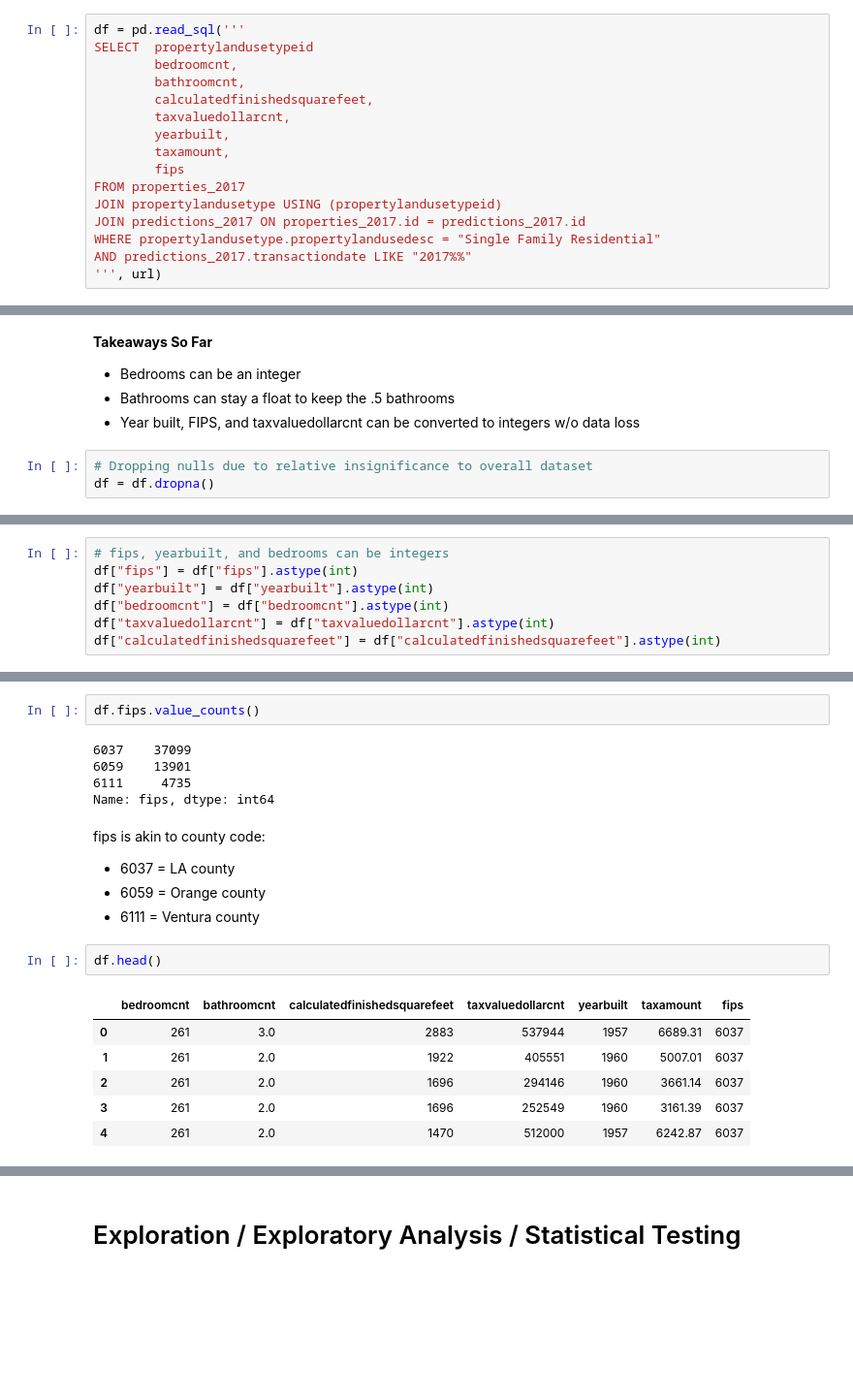
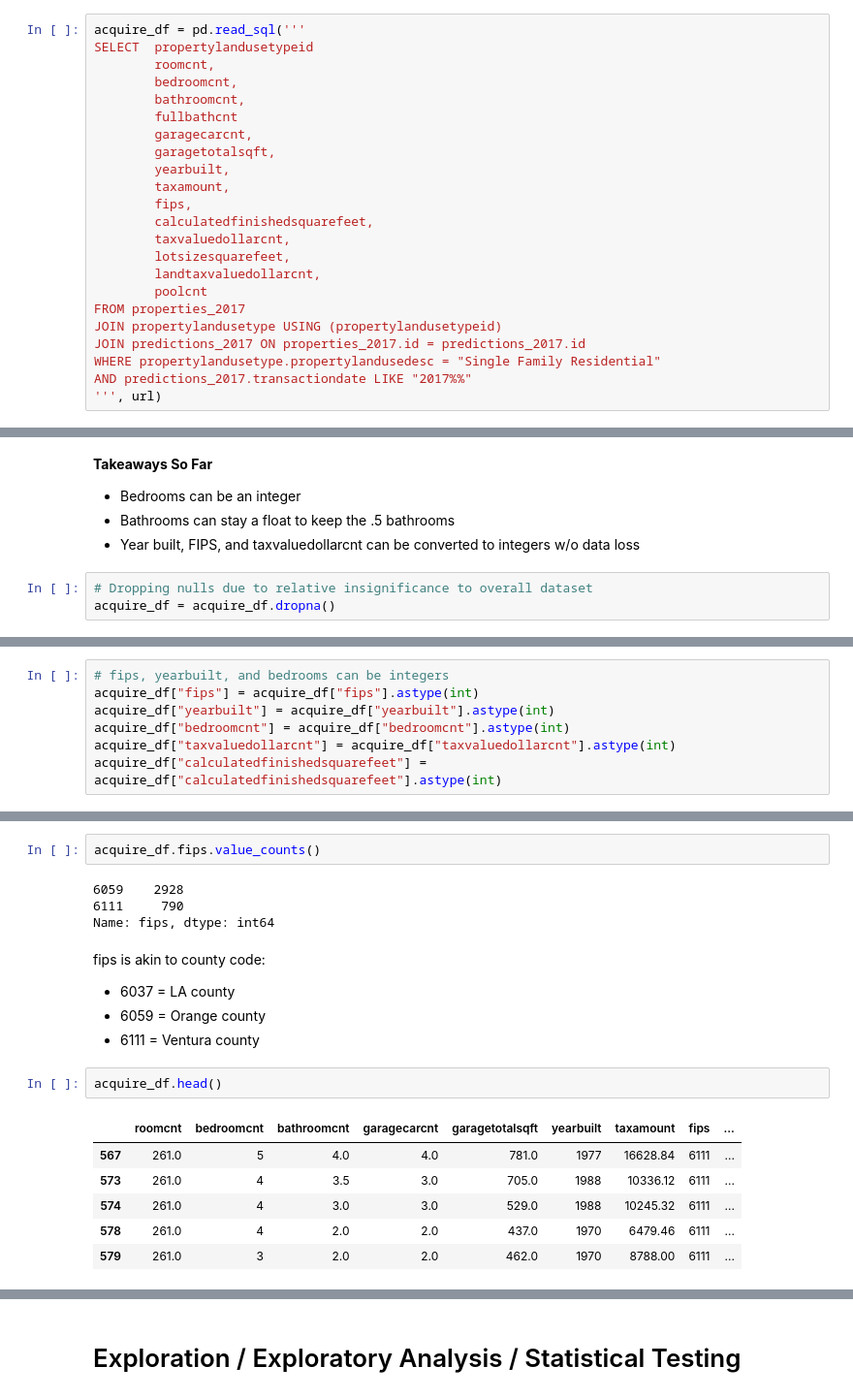
Before and after one commit to SchneemannDavid/regression_project, a Jupyter notebook: working_notebook.ipynb, the cells around one changed output, grey strips where cells are left out. Shown: that part at 97% size. Cells and saved outputs as stored; diff of their text form; blank space fills up the shorter version.

```diff
--- a/working_notebook.ipynb
+++ b/working_notebook.ipynb
@@ -24,15 +24,22 @@ def get_db_url(database):
 # %%
 url = get_db_url('zillow')
 # %%
-df = pd.read_sql('''
+acquire_df = pd.read_sql('''
 SELECT  propertylandusetypeid
+        roomcnt,
         bedroomcnt,
         bathroomcnt,
+        fullbathcnt
+        garagecarcnt,
+        garagetotalsqft,
+        yearbuilt,
+        taxamount,
+        fips,
         calculatedfinishedsquarefeet,
         taxvaluedollarcnt,
-        yearbuilt,
-        taxamount,
-        fips
+        lotsizesquarefeet,
+        landtaxvaluedollarcnt,
+        poolcnt
 FROM properties_2017
 JOIN propertylandusetype USING (propertylandusetypeid)
 JOIN predictions_2017 ON properties_2017.id = predictions_2017.id
@@ -140,5 +231,5 @@ Name: fips, dtype: int64
 - Year built, FIPS, and taxvaluedollarcnt can be converted to integers w/o data loss
 # %%
 # Dropping nulls due to relative insignificance to overall dataset
-df = df.dropna()
+acquire_df = acquire_df.dropna()
 # %%
@@ -175,8 +272,8 @@ memory usage: 3.4 MB
 # %%
 # fips, yearbuilt, and bedrooms can be integers
-df["fips"] = df["fips"].astype(int)
-df["yearbuilt"] = df["yearbuilt"].astype(int)
-df["bedroomcnt"] = df["bedroomcnt"].astype(int)
-df["taxvaluedollarcnt"] = df["taxvaluedollarcnt"].astype(int)
-df["calculatedfinishedsquarefeet"] = df["calculatedfinishedsquarefeet"].astype(int)
+acquire_df["fips"] = acquire_df["fips"].astype(int)
+acquire_df["yearbuilt"] = acquire_df["yearbuilt"].astype(int)
+acquire_df["bedroomcnt"] = acquire_df["bedroomcnt"].astype(int)
+acquire_df["taxvaluedollarcnt"] = acquire_df["taxvaluedollarcnt"].astype(int)
+acquire_df["calculatedfinishedsquarefeet"] = acquire_df["calculatedfinishedsquarefeet"].astype(int)
 # %%
@@ -231,9 +342,8 @@ df['fips'].nunique()
 # %%
-df.fips.value_counts()
+acquire_df.fips.value_counts()
 # %% [output]
-6037    37099
-6059    13901
-6111     4735
+6059    2928
+6111     790
 Name: fips, dtype: int64
 # %% [markdown]
 fips is akin to county code:
@@ -241,12 +351,12 @@ fips is akin to county code:
 - 6059 = Orange county
 - 6111 = Ventura county
 # %%
-df.head()
+acquire_df.head()
 # %% [output]
-|  | bedroomcnt | bathroomcnt | calculatedfinishedsquarefeet | taxvaluedollarcnt | yearbuilt | taxamount | fips |
-| 0 | 261 | 3.0 | 2883 | 537944 | 1957 | 6689.31 | 6037 |
-| 1 | 261 | 2.0 | 1922 | 405551 | 1960 | 5007.01 | 6037 |
-| 2 | 261 | 2.0 | 1696 | 294146 | 1960 | 3661.14 | 6037 |
-| 3 | 261 | 2.0 | 1696 | 252549 | 1960 | 3161.39 | 6037 |
-| 4 | 261 | 2.0 | 1470 | 512000 | 1957 | 6242.87 | 6037 |
+|  | roomcnt | bedroomcnt | bathroomcnt | garagecarcnt | garagetotalsqft | yearbuilt | taxamount | fips | ... |
+| 567 | 261.0 | 5 | 4.0 | 4.0 | 781.0 | 1977 | 16628.84 | 6111 | ... |
+| 573 | 261.0 | 4 | 3.5 | 3.0 | 705.0 | 1988 | 10336.12 | 6111 | ... |
+| 574 | 261.0 | 4 | 3.0 | 3.0 | 529.0 | 1988 | 10245.32 | 6111 | ... |
+| 578 | 261.0 | 4 | 2.0 | 2.0 | 437.0 | 1970 | 6479.46 | 6111 | ... |
+| 579 | 261.0 | 3 | 2.0 | 2.0 | 462.0 | 1970 | 8788.00 | 6111 | ... |
 # %%
```
Also changed, not shown: parts of 35 cells of this notebook, 2 other files.
